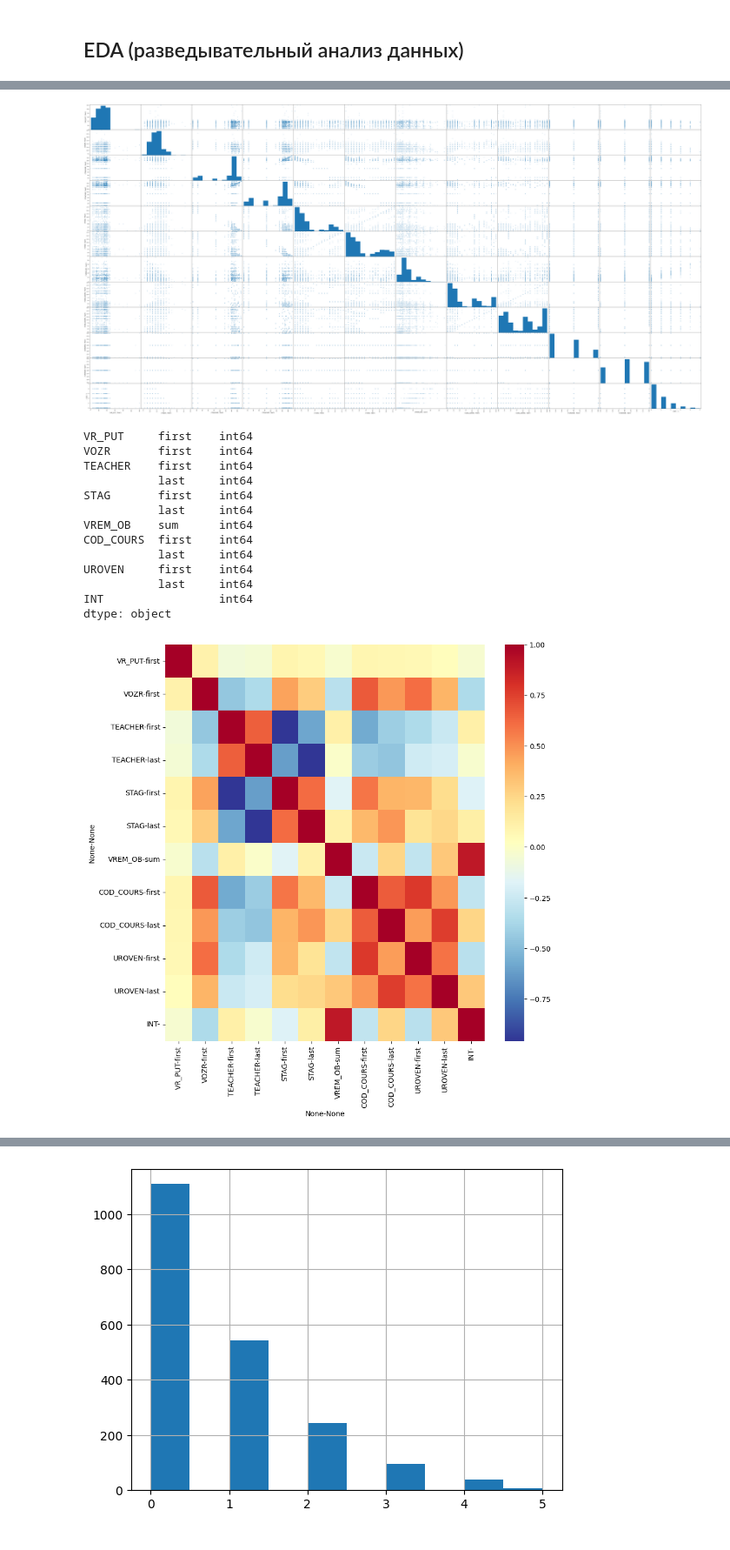
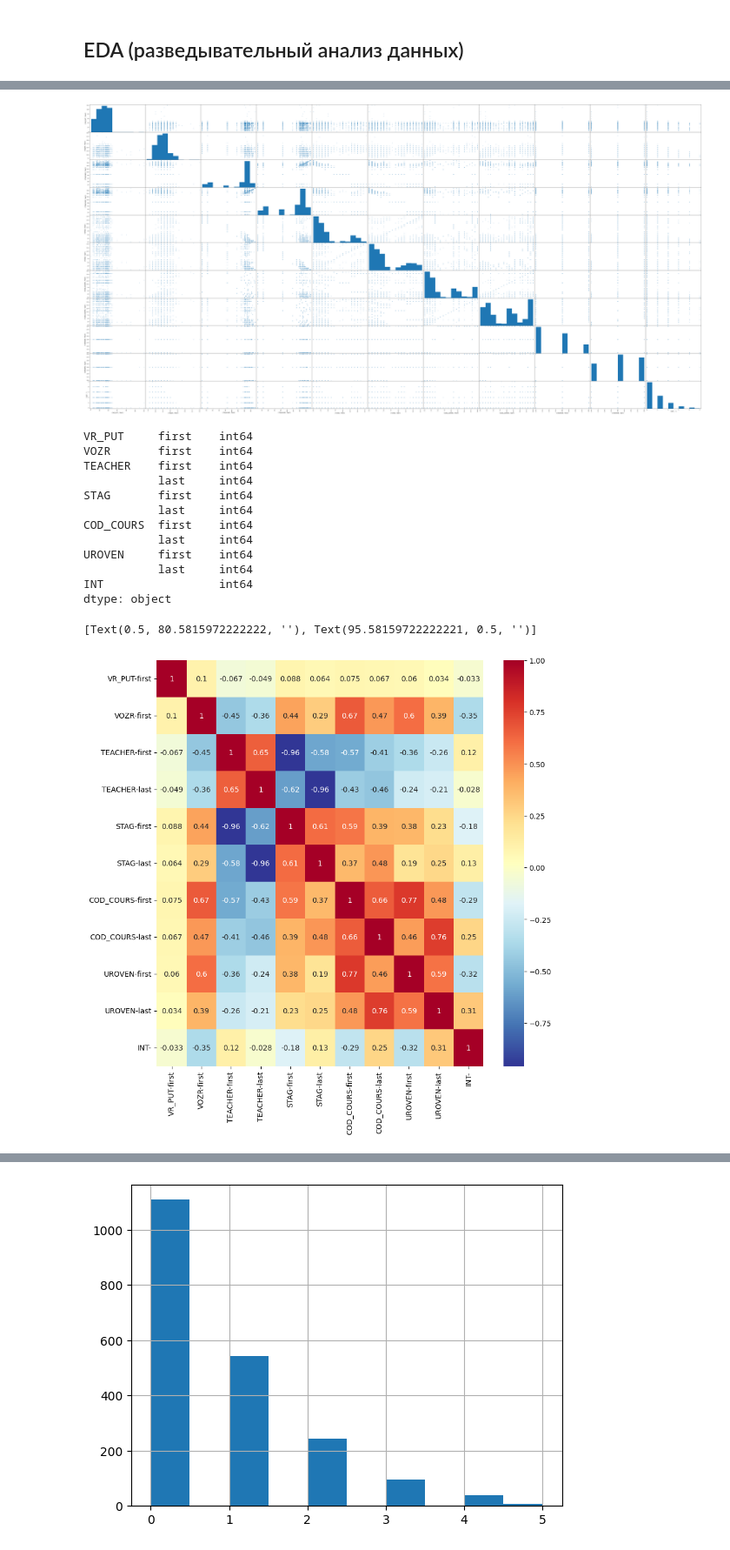
Before and after one commit to lokalov/lokalov_ML, a Jupyter notebook: courses.ipynb, the cells around one changed output, grey strips where cells are left out. Shown at 87% size. Saved outputs shown, nothing was run; the diff lists cells and outputs as text; code cells hidden in the pictures.

```diff
--- a/courses.ipynb
+++ b/courses.ipynb
@@ -118,5 +116,5 @@ df['INT']=INT
 # %%
-dfs=df.drop([('GOD_POST','last'),('GOD_POST','first')],axis=1)
+dfs=df.drop([('GOD_POST','last'),('GOD_POST','first'),('VREM_OB','sum')],axis=1)
 # %% [markdown]
 dfs - датасет для разведывательного анализа
 # %%
@@ -139,7 +137,7 @@ dfs.head()
 # %%
 pd.plotting.scatter_matrix(dfs,figsize=(80,40));
 # %% [output]
-[figure, old version]
+[figure, new version]
 # %%
 dfs.dtypes
 # %% [output]
@@ -149,7 +147,6 @@ TEACHER    first    int64
            last     int64
 STAG       first    int64
            last     int64
-VREM_OB    sum      int64
 COD_COURS  first    int64
            last     int64
 UROVEN     first    int64
@@ -158,7 +155,9 @@ INT                 int64
 dtype: object
 # %%
 plt.figure(figsize=(10,10))
-sns.heatmap(dfs.corr(), cmap="RdYlBu_r");
+ax=sns.heatmap(dfs.corr(), annot=True, cmap="RdYlBu_r");
+ax.set(xlabel="", ylabel="")
 # %% [output]
+[Text(0.5, 80.5815972222222, ''), Text(95.58159722222221, 0.5, '')]
-[figure, old version]
+[figure, new version]
 # %% [markdown]
```
Also changed, not shown: parts of 34 cells of this notebook.
